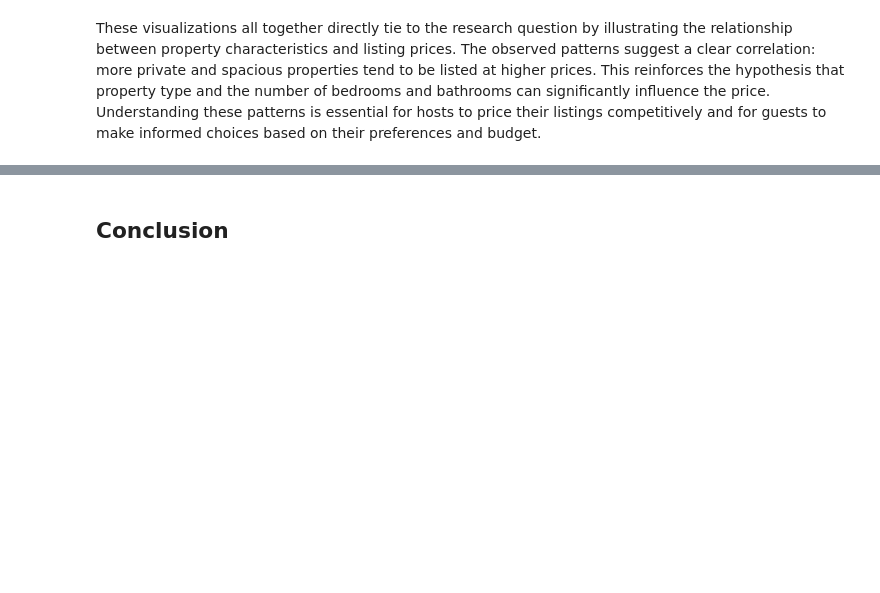
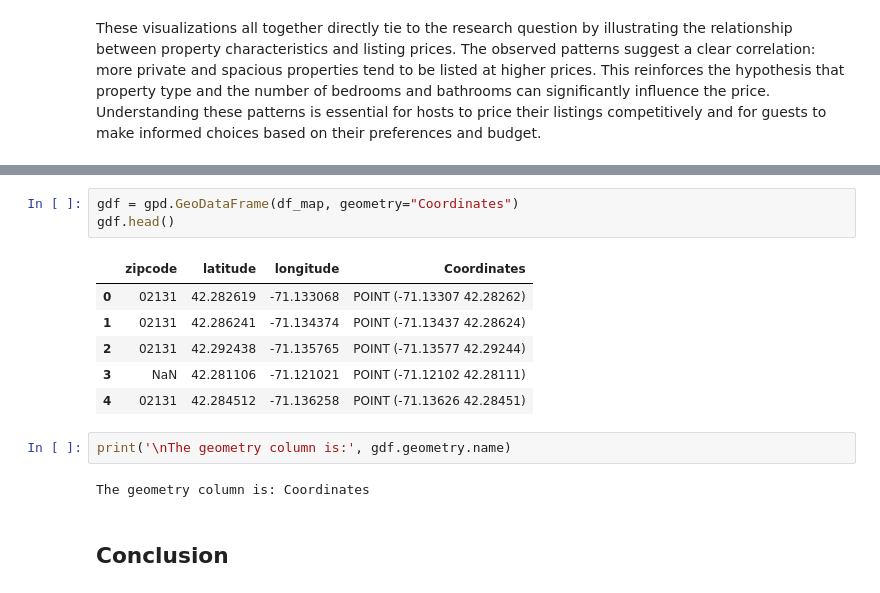
Before and after one commit to ECO225-W2024/project-one-code-32record, a Jupyter notebook: Project1 notebook.ipynb, the cells around one changed output, grey strips where cells are left out. Drawn from its saved outputs; the diff is of its cells as text; blank space fills up the shorter version.

```diff
--- a/Project1 notebook.ipynb
+++ b/Project1 notebook.ipynb
@@ -258,3 +329,17 @@ These visualizations all together directly tie to the research question by illus
+# %%
+gdf = gpd.GeoDataFrame(df_map, geometry="Coordinates")
+gdf.head()
+# %% [output]
+|  | zipcode | latitude | longitude | Coordinates |
+| 0 | 02131 | 42.282619 | -71.133068 | POINT (-71.13307 42.28262) |
+| 1 | 02131 | 42.286241 | -71.134374 | POINT (-71.13437 42.28624) |
+| 2 | 02131 | 42.292438 | -71.135765 | POINT (-71.13577 42.29244) |
+| 3 | NaN | 42.281106 | -71.121021 | POINT (-71.12102 42.28111) |
+| 4 | 02131 | 42.284512 | -71.136258 | POINT (-71.13626 42.28451) |
+# %%
+print('\nThe geometry column is:', gdf.geometry.name)
+# %% [output]
+The geometry column is: Coordinates
 # %% [markdown]
 ## Conclusion
 # %% [markdown]
```
Also changed, not shown: parts of 5 cells of this notebook.
